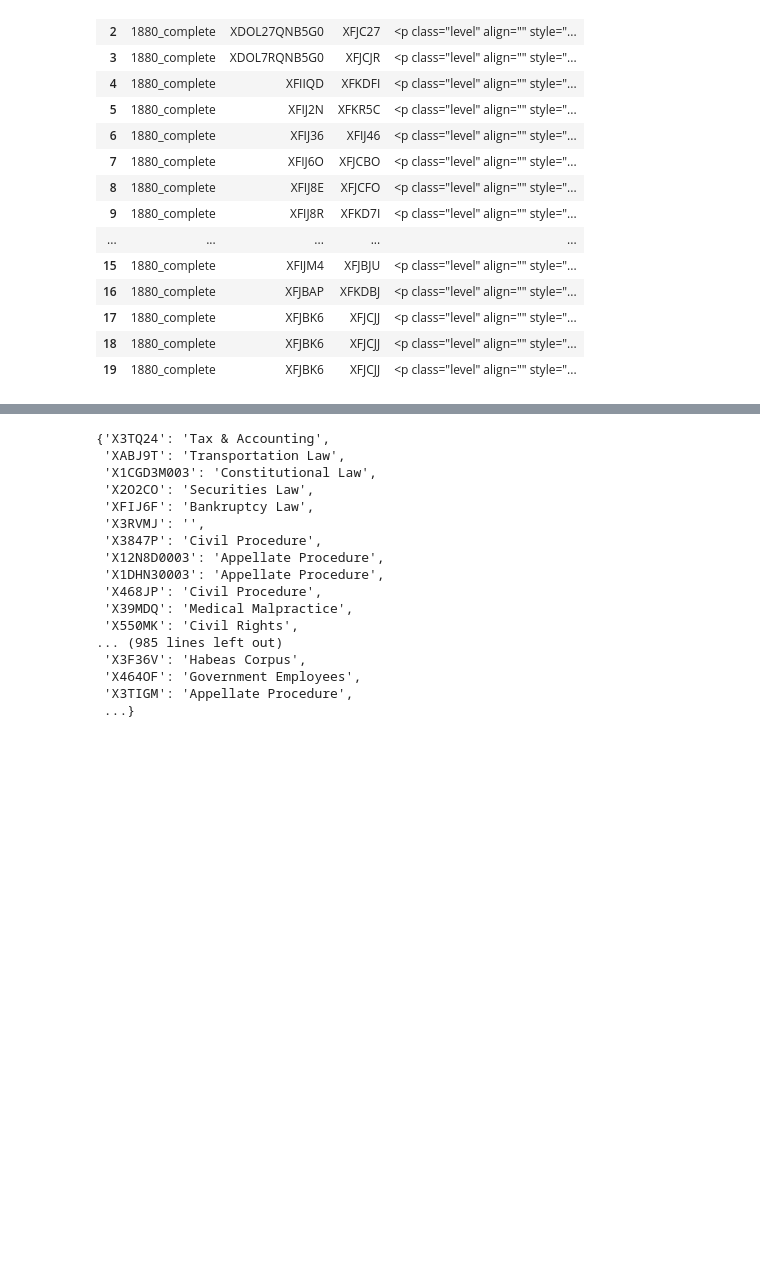
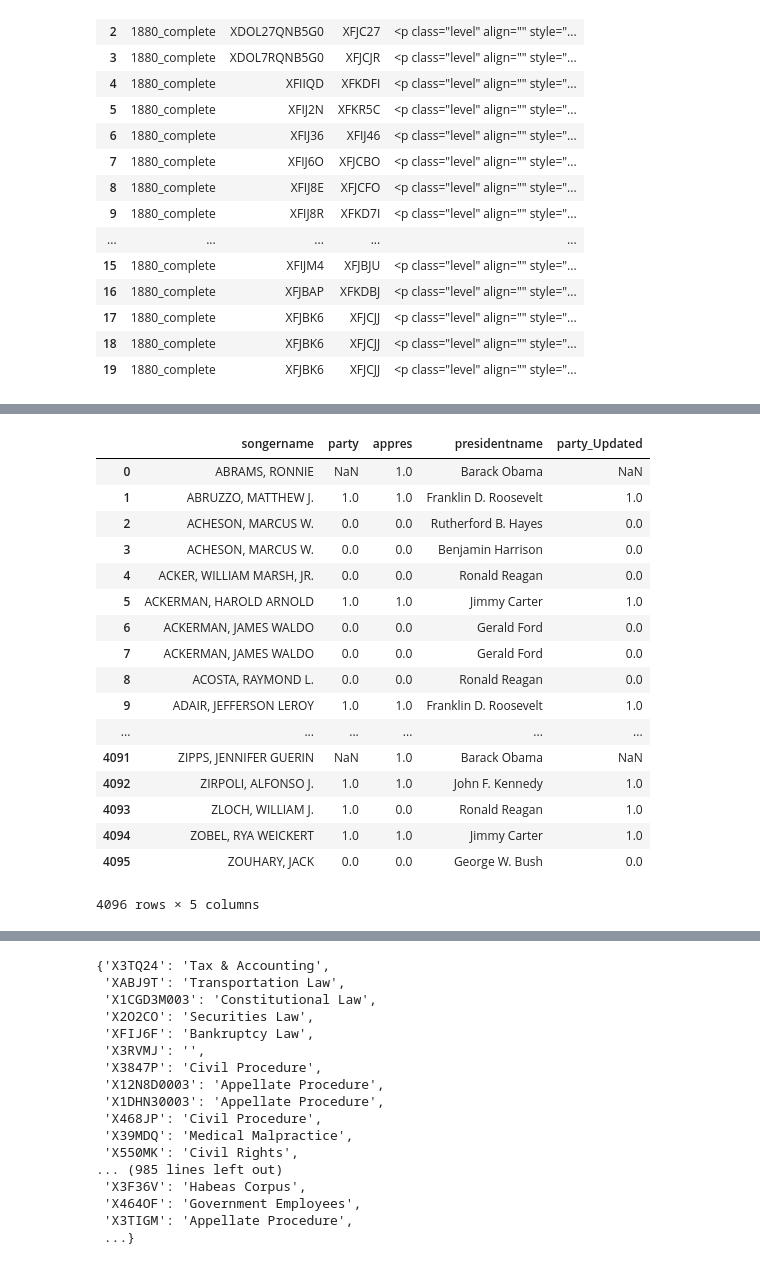
Before and after one commit to watchernyu/judge_embedding, a Jupyter notebook: trials.ipynb, the cells around one changed output, grey strips where cells are left out. Cells and saved outputs as stored; diff of their text form; code cells hidden in the pictures; blank space fills up the shorter version.

```diff
--- a/trials.ipynb
+++ b/trials.ipynb
@@ -93,3 +118,24 @@ df_bio[["party","x_dem",'x_republican']]
+# %%
+df_bio[['songername','party','appres','presidentname','party_Updated',]]
+# %% [output]
+|  | songername | party | appres | presidentname | party_Updated |
+| 0 | ABRAMS, RONNIE | NaN | 1.0 | Barack Obama | NaN |
+| 1 | ABRUZZO, MATTHEW J. | 1.0 | 1.0 | Franklin D. Roosevelt | 1.0 |
+| 2 | ACHESON, MARCUS W. | 0.0 | 0.0 | Rutherford B. Hayes | 0.0 |
+| 3 | ACHESON, MARCUS W. | 0.0 | 0.0 | Benjamin Harrison | 0.0 |
+| 4 | ACKER, WILLIAM MARSH, JR. | 0.0 | 0.0 | Ronald Reagan | 0.0 |
+| 5 | ACKERMAN, HAROLD ARNOLD | 1.0 | 1.0 | Jimmy Carter | 1.0 |
+| 6 | ACKERMAN, JAMES WALDO | 0.0 | 0.0 | Gerald Ford | 0.0 |
+| 7 | ACKERMAN, JAMES WALDO | 0.0 | 0.0 | Gerald Ford | 0.0 |
+| 8 | ACOSTA, RAYMOND L. | 0.0 | 0.0 | Ronald Reagan | 0.0 |
+| 9 | ADAIR, JEFFERSON LEROY | 1.0 | 1.0 | Franklin D. Roosevelt | 1.0 |
+| ... | ... | ... | ... | ... | ... |
+| 4091 | ZIPPS, JENNIFER GUERIN | NaN | 1.0 | Barack Obama | NaN |
+| 4092 | ZIRPOLI, ALFONSO J. | 1.0 | 1.0 | John F. Kennedy | 1.0 |
+| 4093 | ZLOCH, WILLIAM J. | 1.0 | 0.0 | Ronald Reagan | 1.0 |
+| 4094 | ZOBEL, RYA WEICKERT | 1.0 | 1.0 | Jimmy Carter | 1.0 |
+| 4095 | ZOUHARY, JACK | 0.0 | 0.0 | George W. Bush | 0.0 |
+4096 rows × 5 columns
 # %%
 df_sentences_ptr = pd.read_csv(sentences_data_path,iterator=True)
 df_sentences = df_sentences_ptr.get_chunk(20)
```
Also changed, not shown: parts of 10 cells of this notebook, 1 other file.
